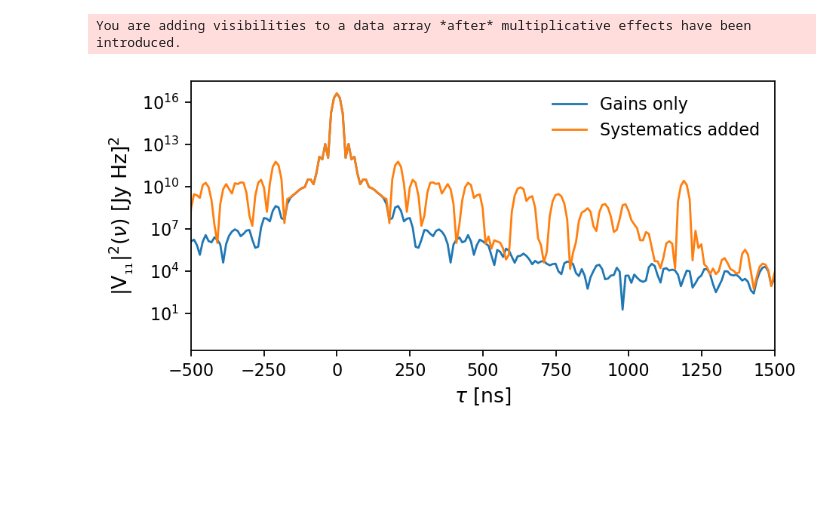
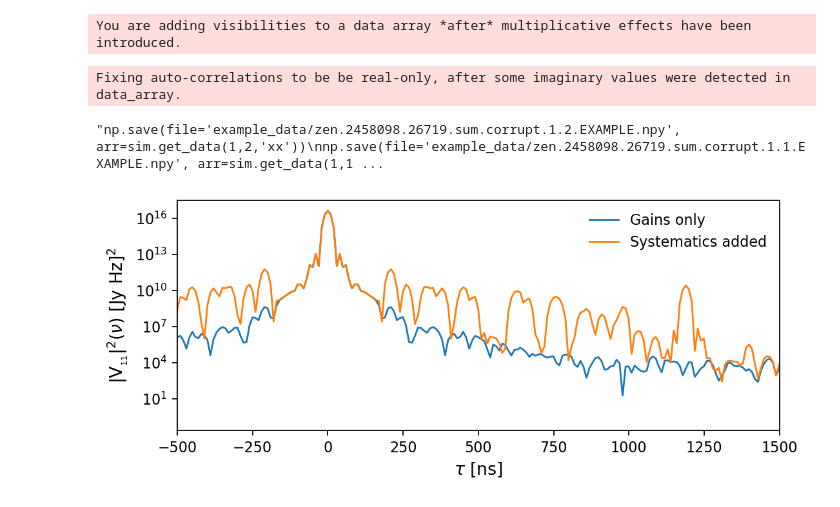
Before and after one commit to GeoffMurphy/BayesianSystematicsSampler, a Jupyter notebook: Systematics_Generator.ipynb, the cells around one changed output. Drawn from its saved outputs; the diff is of its cells as text; code cells hidden in the pictures; blank space fills up the shorter version.

Commit message:
Added data from paper, changed naming in Systematics_Generator

```diff
--- a/Systematics_Generator.ipynb
+++ b/Systematics_Generator.ipynb
@@ -68,7 +68,7 @@ True_FT = Fourier_Transform(UV.freq_array[0],sim.get_data(ant_1,ant_2,'xx'),'bla
 
 sim.add(component="CrossCouplingSpectrum", n_copies=10,
             amp_range=(-4,-6), dly_range=(900,1300), phs_range=(-np.pi,np.pi),
-                amp_jitter=0.01, dly_jitter=20, seed=1585964131, symmetrize=True)
+                amp_jitter=0.01, dly_jitter=20, seed=1585964131, symmetrize=False)
 # %% [output]
 You are adding visibilities to a data array *after* multiplicative effects have been introduced.
 # %%
@@ -85,30 +85,33 @@ sim.add(component="reflections",amp=0.0008,amp_jitter=0.01,dly=1200,dly_jitter=3
 # %%
 '''Save corrupted data as a single uvh5 file, or multiple np files'''
 
-#sim.write('zen.2458098.26719.sum.corrupt.uvh5', save_format="uvh5", fix_autos=True, clobber=True)
+sim.write('example_data/zen.2458098.26719.sum.corrupt.EXAMPLE.uvh5', save_format="uvh5", fix_autos=True, clobber=True)
 
-'''np.save(file='example_data/zen.2458098.26719.sum.corrupt.1.2.npy', arr=sim.get_data(1,2,'xx'))
-np.save(file='example_data/zen.2458098.26719.sum.corrupt.1.1.npy', arr=sim.get_data(1,1,'xx'))
-np.save(file='example_data/zen.2458098.26719.sum.corrupt.2.2.npy', arr=sim.get_data(2,2,'xx'))'''
+'''np.save(file='example_data/zen.2458098.26719.sum.corrupt.1.2.EXAMPLE.npy', arr=sim.get_data(1,2,'xx'))
+np.save(file='example_data/zen.2458098.26719.sum.corrupt.1.1.EXAMPLE.npy', arr=sim.get_data(1,1,'xx'))
+np.save(file='example_data/zen.2458098.26719.sum.corrupt.2.2.EXAMPLE.npy', arr=sim.get_data(2,2,'xx'))'''
+# %% [output]
+Fixing auto-correlations to be be real-only, after some imaginary values were detected in data_array.
+"np.save(file='example_data/zen.2458098.26719.sum.corrupt.1.2.EXAMPLE.npy', arr=sim.get_data(1,2,'xx'))\nnp.save(file='example_data/zen.2458098.26719.sum.corrupt.1.1.EXAMPLE.npy', arr=sim.get_data(1,1 ...
 # %%
 #Plot of the visibility after systematics
 
 Corrupt_FT = Fourier_Transform(UV.freq_array[0],sim.get_data(ant_1,ant_2,'xx'),'blackman-harris')
 # %%
-fig, axes = plt.subplots(figsize=(6,3),dpi=160)
+fig, axs = plt.subplots(figsize=(7,3),dpi=160)
 
 plt.plot(True_FT[0], np.abs(True_FT[1][0]*np.conj(True_FT[1][0])),
          linewidth=1.25, linestyle='-', label='Gains only')
 
 plt.plot(Corrupt_FT[0], np.abs(Corrupt_FT[1][0]*np.conj(Corrupt_FT[1][0])),
          linewidth=1.25, linestyle='-', label='Systematics added')
 
 plt.legend(frameon=False)
 plt.yscale('log')
 plt.xlim(-500,1500)
 #plt.ylim(1e1,5e17)
 plt.xlabel('$\\tau$ [ns]',fontsize=12)
 plt.ylabel('|$\\rm{V}_{\\rm_{' +str(ant_1)+str(ant_2)+ '}}$|$^2$($\\nu$) [Jy Hz]$^2$',fontsize=12)
 plt.tight_layout()
 # %% [output]
-[figure, old version]
+[figure, new version]
```
Also changed, not shown: 5 other files.
